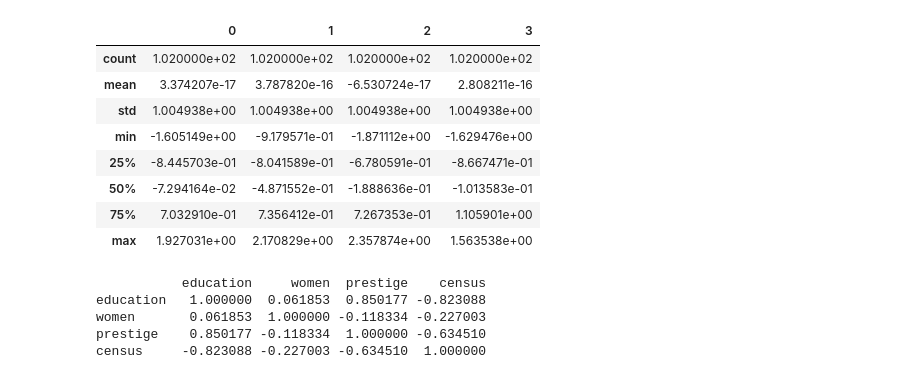
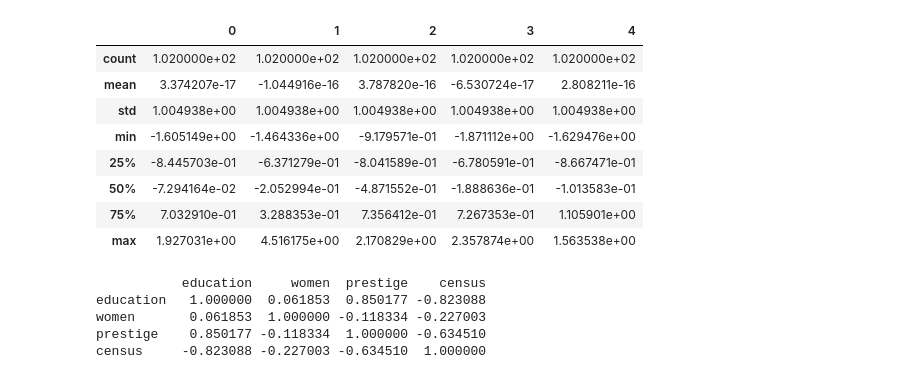
Before and after one commit to malinatrash/Data-Analytics, a Jupyter notebook: lab4/task.ipynb, the cells around one changed output. Saved outputs shown, nothing was run; the diff lists cells and outputs as text; code cells hidden in the pictures.

```diff
--- a/lab4/task.ipynb
+++ b/lab4/task.ipynb
@@ -13,10 +13,6 @@ from sklearn.preprocessing import StandardScaler, LabelEncoder
 
 df = pd.read_csv('./data.csv')
 print(df.describe())
-df = df.drop('job', axis=1)
-df = df.drop('type', axis=1)
-sns.pairplot(df,hue='income',diag_kws={'bw':0.2})
-plt.show()
 # %% [output]
         education        income       women    prestige       census
 count  102.000000    102.000000  102.000000  102.000000   102.000000
@@ -30,0 +26,4 @@ max     15.970000  25879.000000   97.510000   87.200000  9517.000000
+# %%
+# Отбор количественных признаков
+num_features = df.select_dtypes(include=[np.number]).columns.tolist()
+df_num = df[num_features]
@@ -31,18 +35,19 @@ max     15.970000  25879.000000   97.510000   87.200000  9517.000000
 # %%
 Segment = df.pop('income')
 scaler = StandardScaler()
-df_t = pd.DataFrame(scaler.fit_transform(df))
+df_t = pd.DataFrame(scaler.fit_transform(df_num))
+
 df_t.describe()
 # %% [output]
-|  | 0 | 1 | 2 | 3 |
-| count | 1.020000e+02 | 1.020000e+02 | 1.020000e+02 | 1.020000e+02 |
-| mean | 3.374207e-17 | 3.787820e-16 | -6.530724e-17 | 2.808211e-16 |
-| std | 1.004938e+00 | 1.004938e+00 | 1.004938e+00 | 1.004938e+00 |
-| min | -1.605149e+00 | -9.179571e-01 | -1.871112e+00 | -1.629476e+00 |
-| 25% | -8.445703e-01 | -8.041589e-01 | -6.780591e-01 | -8.667471e-01 |
-| 50% | -7.294164e-02 | -4.871552e-01 | -1.888636e-01 | -1.013583e-01 |
-| 75% | 7.032910e-01 | 7.356412e-01 | 7.267353e-01 | 1.105901e+00 |
-| max | 1.927031e+00 | 2.170829e+00 | 2.357874e+00 | 1.563538e+00 |
+|  | 0 | 1 | 2 | 3 | 4 |
+| count | 1.020000e+02 | 1.020000e+02 | 1.020000e+02 | 1.020000e+02 | 1.020000e+02 |
+| mean | 3.374207e-17 | -1.044916e-16 | 3.787820e-16 | -6.530724e-17 | 2.808211e-16 |
+| std | 1.004938e+00 | 1.004938e+00 | 1.004938e+00 | 1.004938e+00 | 1.004938e+00 |
+| min | -1.605149e+00 | -1.464336e+00 | -9.179571e-01 | -1.871112e+00 | -1.629476e+00 |
+| 25% | -8.445703e-01 | -6.371279e-01 | -8.041589e-01 | -6.780591e-01 | -8.667471e-01 |
+| 50% | -7.294164e-02 | -2.052994e-01 | -4.871552e-01 | -1.888636e-01 | -1.013583e-01 |
+| 75% | 7.032910e-01 | 3.288353e-01 | 7.356412e-01 | 7.267353e-01 | 1.105901e+00 |
+| max | 1.927031e+00 | 4.516175e+00 | 2.170829e+00 | 2.357874e+00 | 1.563538e+00 |
 # %%
 print(df.corr())
 sns.heatmap(df.corr())
```
Also changed, not shown: parts of 7 cells of this notebook, 1 other file.
